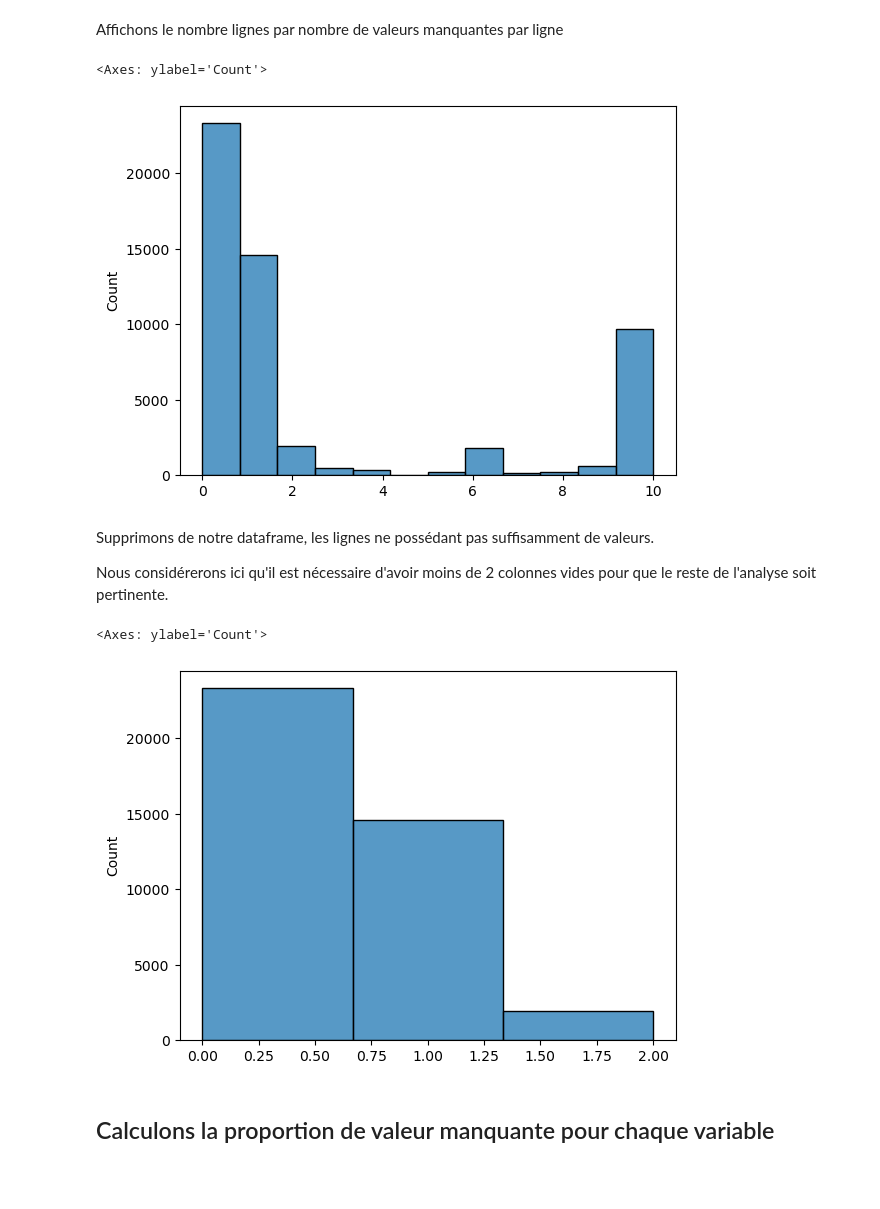
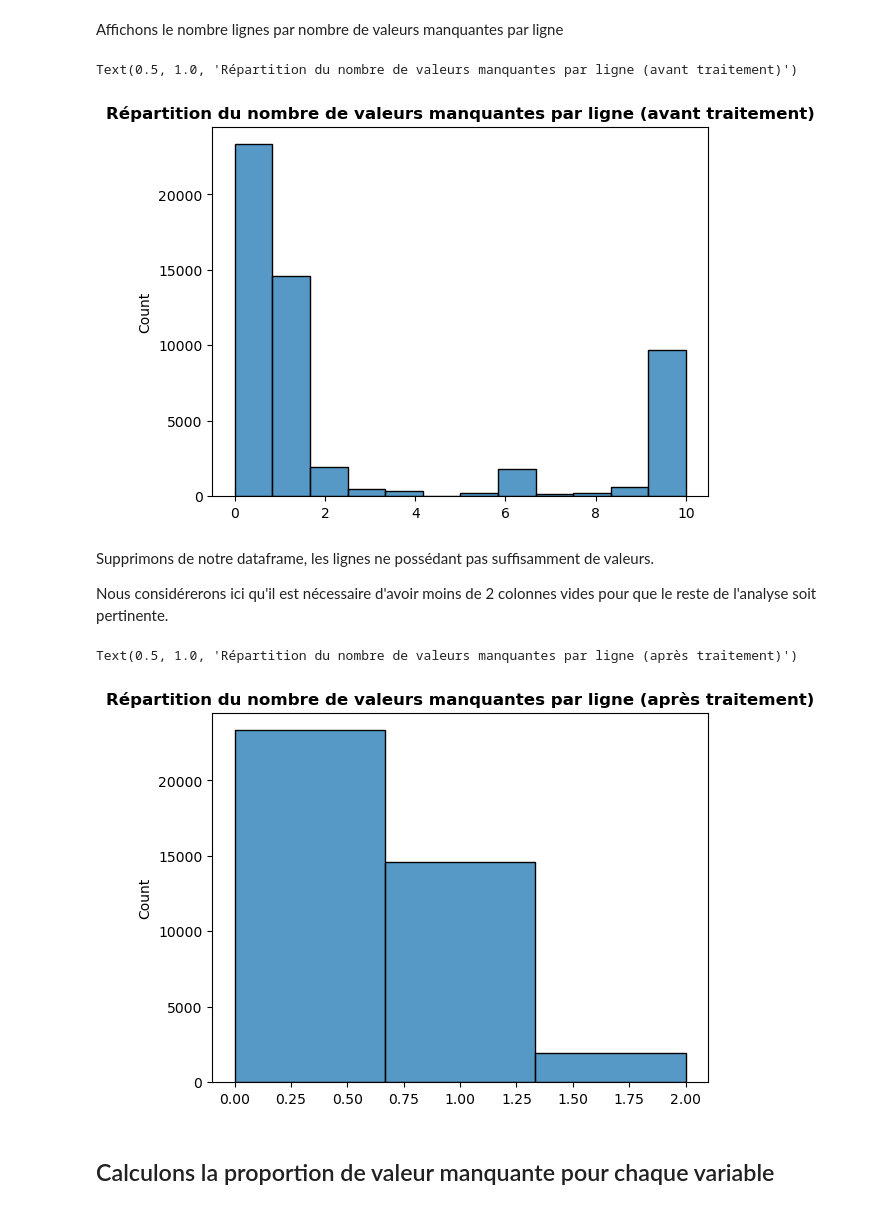
Before and after one commit to lalende/OpenClassRooms-Certification-Data-Scientist, a Jupyter notebook: Projet 3 - Préparez des donneés pour un organisme de santé publique/Projet 3.ipynb, the cells around one changed output. Drawn from its saved outputs; the diff is of its cells as text; code cells hidden in the pictures; blank space fills up the shorter version.

Commit message:
Reprise des modèles et visualisation graphiques

```diff
--- a/Projet 3 - Préparez des donneés pour un organisme de santé publique/Projet 3.ipynb
+++ b/Projet 3 - Préparez des donneés pour un organisme de santé publique/Projet 3.ipynb
@@ -745,9 +746,10 @@ df_cible_features = df_cible_features.loc[df_cible_features["pnns_groups_1"].not
 Affichons le nombre lignes par nombre de valeurs manquantes par ligne
 # %%
 sns.histplot(df_cible_features.isnull().sum(axis=1), bins=12)
+plt.title("Répartition du nombre de valeurs manquantes par ligne (avant traitement)", fontweight="bold")
 # %% [output]
-<Axes: ylabel='Count'>
+Text(0.5, 1.0, 'Répartition du nombre de valeurs manquantes par ligne (avant traitement)')
-[figure, old version]
+[figure, new version]
 # %% [markdown]
 Supprimons de notre dataframe, les lignes ne possédant pas suffisamment de valeurs.
 
@@ -758,9 +760,10 @@ seuil = 2
 df_cible_features = df_cible_features[df_cible_features.isnull().sum(axis=1) <= seuil]
 # %%
 sns.histplot(df_cible_features.isnull().sum(axis=1), bins=3)
+plt.title("Répartition du nombre de valeurs manquantes par ligne (après traitement)", fontweight="bold")
 # %% [output]
-<Axes: ylabel='Count'>
+Text(0.5, 1.0, 'Répartition du nombre de valeurs manquantes par ligne (après traitement)')
-[figure, old version]
+[figure, new version]
 # %% [markdown]
 ## Calculons la proportion de valeur manquante pour chaque variable
 # %%
```
Also changed, not shown: parts of 98 cells of this notebook.
